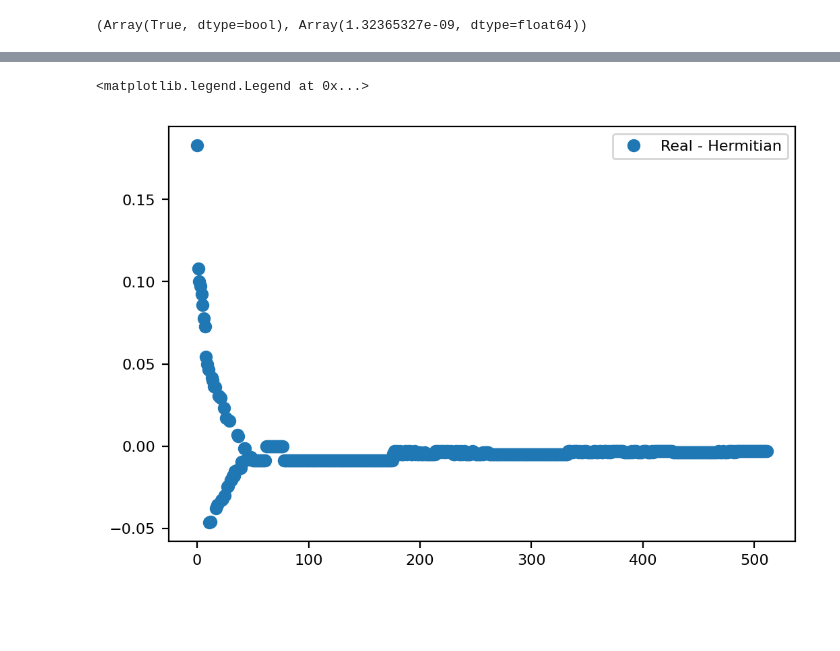
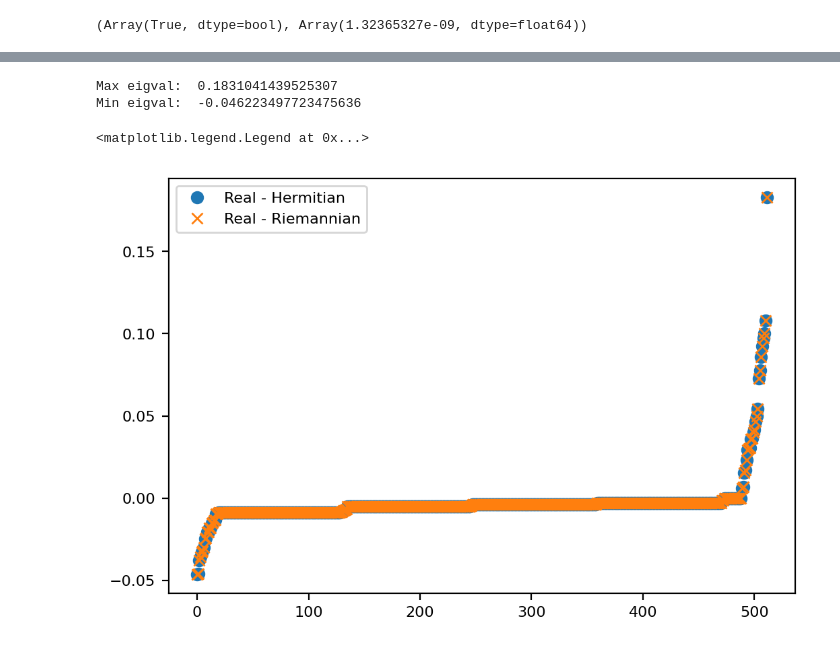
Before and after one commit to EmilianoG-byte/iqm-benchmarks, a Jupyter notebook: playground/num_sequences/testing_sd_approach.ipynb, the cells around one changed output, grey strips where cells are left out. Cells and saved outputs as stored; diff of their text form; code cells hidden in the pictures; blank space fills up the shorter version.

```diff
--- a/playground/num_sequences/testing_sd_approach.ipynb
+++ b/playground/num_sequences/testing_sd_approach.ipynb
@@ -484,8 +484,8 @@ Array(0.00548462, dtype=float64)
 # Second derivatives
 num_gates, kraus_rank, dim, dim =  kraus_tensor_mgst.shape
 dim_sqrd = int(dim**2)
-n = kraus_rank * dim
-vect_dim = n * dim
+dim = kraus_rank * dim
+vect_dim = dim * dim
 K = kraus_tensor_mgst
 
 Fyconjy = dM11.reshape(num_gates, vect_dim, num_gates, vect_dim) + np.einsum("ijklmnop->ikmojlnp", dconjd).reshape((num_gates, vect_dim, num_gates, vect_dim))
@@ -498,8 +498,8 @@ X = np.einsum("ijkl,ijnm -> iknlm", K, K.conj()).reshape((num_gates, dim_sqrd, d
 
 for k in range(num_gates):
    # Reshaping into isometry
-    Fy = dK_[k].reshape((n, dim))
-    Y = K[k].reshape((n, dim))
+    Fy = dK_[k].reshape((dim, dim))
+    Y = K[k].reshape((dim, dim))
     # riemannian gradient under canonical metric
     rGrad = Fy.conj() - Y @ Fy.T @ Y
 
@@ -509,16 +509,16 @@ for k in range(num_gates):
     G[1, k, :] = rGrad.conj().reshape(-1)
 
     # projector onto orthogonal complement of stiefel manifold. I = X X^dag + X_perp X_perp^dag
-    P = np.eye(n) - Y @ Y.T.conj()
+    P = np.eye(dim) - Y @ Y.T.conj()
     # transpose superoperator
-    T = transp(n, dim)
+    T = transp(dim, dim)
     # Hessian assembly
     # See theorem 1, equation A27
     # This is already the riemannian hessian elements
     H00 = (
         -(np.kron(Y, Y.T)) @ T @ Fyy[k, :, k, :].T
         + Fyconjy[k, :, k, :].T.conj()
-        - (np.kron(np.eye(n), Y.T @ Fy)) / 2
+        - (np.kron(np.eye(dim), Y.T @ Fy)) / 2
         - (np.kron(Y @ Fy.T, np.eye(dim))) / 2
         - (np.kron(P, Fy.T.conj() @ Y.conj())) / 2
     )
@@ -540,7 +540,7 @@ for k in range(num_gates):
     # These are the cross terms of the Hessian between different gates.
     for k2 in range(num_gates):
         if k2 != k:
-            Yk2 = K[k2].reshape(n, dim)
+            Yk2 = K[k2].reshape(dim, dim)
             rhessian_kraus_mgst[0, k2, :, 0, k, :] = Fyconjy[k, :, k2, :].T.conj() - np.kron(Yk2, Yk2.T) @ T @ Fyy[k, :, k2, :].T
             rhessian_kraus_mgst[0, k2, :, 1, k, :] = Fyy[k, :, k2, :].T.conj() - np.kron(Yk2, Yk2.T) @ T @ Fyconjy[k, :, k2, :].T
             rhessian_kraus_mgst[1, k2, :, 0, k, :] = rhessian_kraus_mgst[0, k2, :, 1, k, :].conj()
@@ -933,0 +920,24 @@ Array([49523.41818116, 49522.94555624, 49522.47291692, 49522.00026322,
+# %%
+# Are the eigenvalues the same?
+print("Are the hermitan and riemannian eigenvalues equal?:", jnp.allclose(eigenvals_hermitian, eigenvals_rhessian))
+
+# Are they both fully real at least?
+eigvals_hermitian_imag = eigenvals_hermitian.imag
+eigvals_riemannian_imag = eigenvals_rhessian.imag
+print(f"Hermitian-Imag norm: {jnp.linalg.norm(eigvals_hermitian_imag)}")
+print(f"Riemannian-Imag norm: {jnp.linalg.norm(eigvals_riemannian_imag)}")
+# So they are fully real at least ✅
+
+# How about we order the real parts.
+eigenvals_hermitian_real = jnp.sort(eigenvals_hermitian.real)
+eigenvals_riemannian_real = jnp.sort(eigenvals_rhessian.real)
+
+print("Close real sorted?", jnp.allclose(eigenvals_hermitian_real, eigenvals_riemannian_real))
+
+# By how much is the difference?
+norm_hermitian_eigvals = jnp.linalg.norm(eigenvals_hermitian)
+norm_riemannian_eigvals = jnp.linalg.norm(eigenvals_rhessian)
+
+print(f"Norm Hermitian: {norm_hermitian_eigvals}")
+print(f"Norm Riemannian: {norm_riemannian_eigvals}")
+jnp.linalg.norm(eigenvals_hermitian_real - eigenvals_riemannian_real) / norm_riemannian_eigvals
@@ -934,10 +952,18 @@ Array([49523.41818116, 49522.94555624, 49522.47291692, 49522.00026322,
+# %%
+max_eigval_exact = jnp.max(eigenvals_hermitian.real)
+min_eigval_exact = jnp.min(eigenvals_hermitian.real)
+print("Max eigval: ", max_eigval_exact)
+print("Min eigval: ", min_eigval_exact)
+# %% [output]
+Max eigval:  0.1831041439525307
+Min eigval:  -0.046223497723475636
 # %%
 plt.figure(figsize=(6, 4), dpi=200)
-plt.plot(eigenvals_hermitian.real, 'o',label="Real - Hermitian")
-# plt.plot(eigenvals_rhessian.real, 'x', label="Real - Riemannian")
+plt.plot(eigenvals_hermitian_real, 'o',label="Real - Hermitian")
+plt.plot(eigenvals_riemannian_real, 'x', label="Real - Riemannian")
 # plt.plot(eigenvals_hermitian.imag, 'o',label="Imag - Hermitian")
 # plt.plot(eigenvals_rhessian.imag, 'x', label="Imag - Riemannian")
 plt.legend()
 # %% [output]
 <matplotlib.legend.Legend at 0x...>
-[figure, old version]
+[figure, new version]
```
Also changed, not shown: parts of 37 cells of this notebook, 1 other file.
